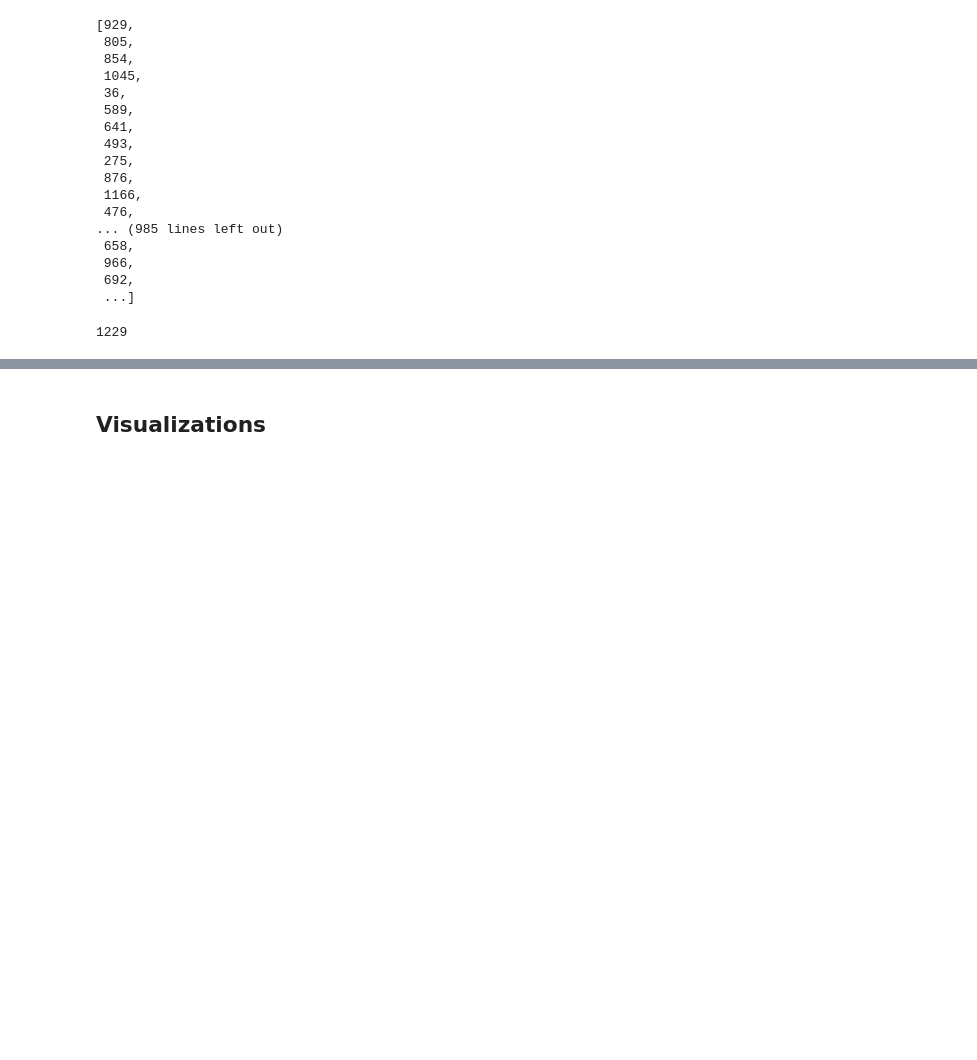
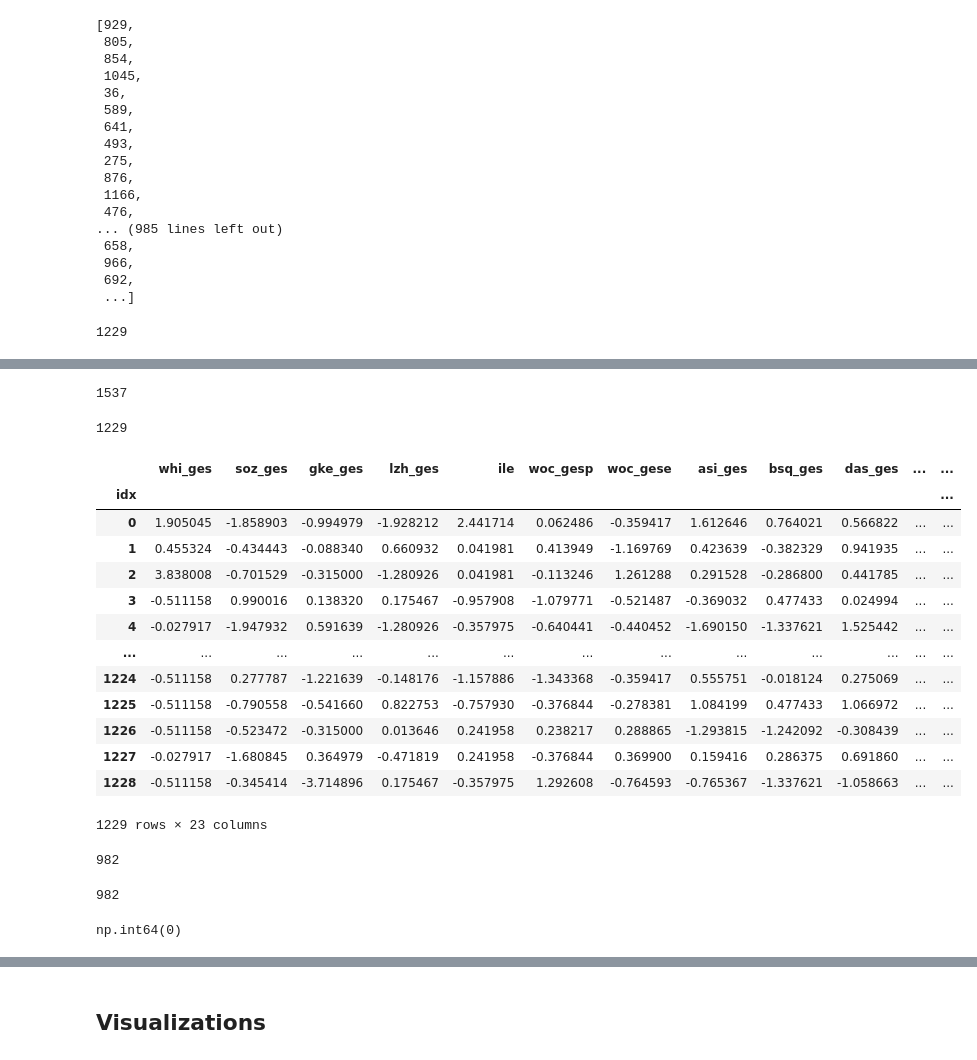
Before and after one commit to kimmizi/master_thesis, a Jupyter notebook: exp/00_Data_Manipulation.ipynb, the cells around one changed output, grey strips where cells are left out. Cells and saved outputs as stored; diff of their text form; code cells hidden in the pictures; blank space fills up the shorter version.

```diff
--- a/exp/00_Data_Manipulation.ipynb
+++ b/exp/00_Data_Manipulation.ipynb
@@ -877,0 +298,28 @@ metrics_Grok_cot_prompt = calculate_metrics(y_test, data_Grok_cot_prompt)
+# %%
+max_idx = max(original_indices)
+max_idx
+# %% [output]
+1537
+# %%
+len(original_indices)
+# %% [output]
+1229
+# %%
+data_change["idx"] = range(len(data_change))
+data_change.set_index("idx", inplace = True)
+data_change
+# %% [output]
+|  | whi_ges | soz_ges | gke_ges | lzh_ges | ile | woc_gesp | woc_gese | asi_ges | bsq_ges | das_ges | ... | ... |
+| idx |  |  |  |  |  |  |  |  |  |  |  | ... |
+| 0 | 1.905045 | -1.858903 | -0.994979 | -1.928212 | 2.441714 | 0.062486 | -0.359417 | 1.612646 | 0.764021 | 0.566822 | ... | ... |
+| 1 | 0.455324 | -0.434443 | -0.088340 | 0.660932 | 0.041981 | 0.413949 | -1.169769 | 0.423639 | -0.382329 | 0.941935 | ... | ... |
+| 2 | 3.838008 | -0.701529 | -0.315000 | -1.280926 | 0.041981 | -0.113246 | 1.261288 | 0.291528 | -0.286800 | 0.441785 | ... | ... |
+| 3 | -0.511158 | 0.990016 | 0.138320 | 0.175467 | -0.957908 | -1.079771 | -0.521487 | -0.369032 | 0.477433 | 0.024994 | ... | ... |
+| 4 | -0.027917 | -1.947932 | 0.591639 | -1.280926 | -0.357975 | -0.640441 | -0.440452 | -1.690150 | -1.337621 | 1.525442 | ... | ... |
+| ... | ... | ... | ... | ... | ... | ... | ... | ... | ... | ... | ... | ... |
+| 1224 | -0.511158 | 0.277787 | -1.221639 | -0.148176 | -1.157886 | -1.343368 | -0.359417 | 0.555751 | -0.018124 | 0.275069 | ... | ... |
+| 1225 | -0.511158 | -0.790558 | -0.541660 | 0.822753 | -0.757930 | -0.376844 | -0.278381 | 1.084199 | 0.477433 | 1.066972 | ... | ... |
+| 1226 | -0.511158 | -0.523472 | -0.315000 | 0.013646 | 0.241958 | 0.238217 | 0.288865 | -1.293815 | -1.242092 | -0.308439 | ... | ... |
+| 1227 | -0.027917 | -1.680845 | 0.364979 | -0.471819 | 0.241958 | -0.376844 | 0.369900 | 0.159416 | 0.286375 | 0.691860 | ... | ... |
+| 1228 | -0.511158 | -0.345414 | -3.714896 | 0.175467 | -0.357975 | 1.292608 | -0.764593 | -0.765367 | -1.337621 | -1.058663 | ... | ... |
+1229 rows × 23 columns
@@ -877,0 +339,13 @@ metrics_Grok_cot_prompt = calculate_metrics(y_test, data_Grok_cot_prompt)
+# %%
+len(data_eval)
+# %% [output]
+982
+# %%
+len(data_change) - len(NA_indices)
+# %% [output]
+982
+# %%
+data_excl = data_change[~data_change.index.isin(NA_indices)]
+data_excl["hpi"].isna().sum()
+# %% [output]
+np.int64(0)
```
Also changed, not shown: parts of 82 cells of this notebook, 2 other files.
